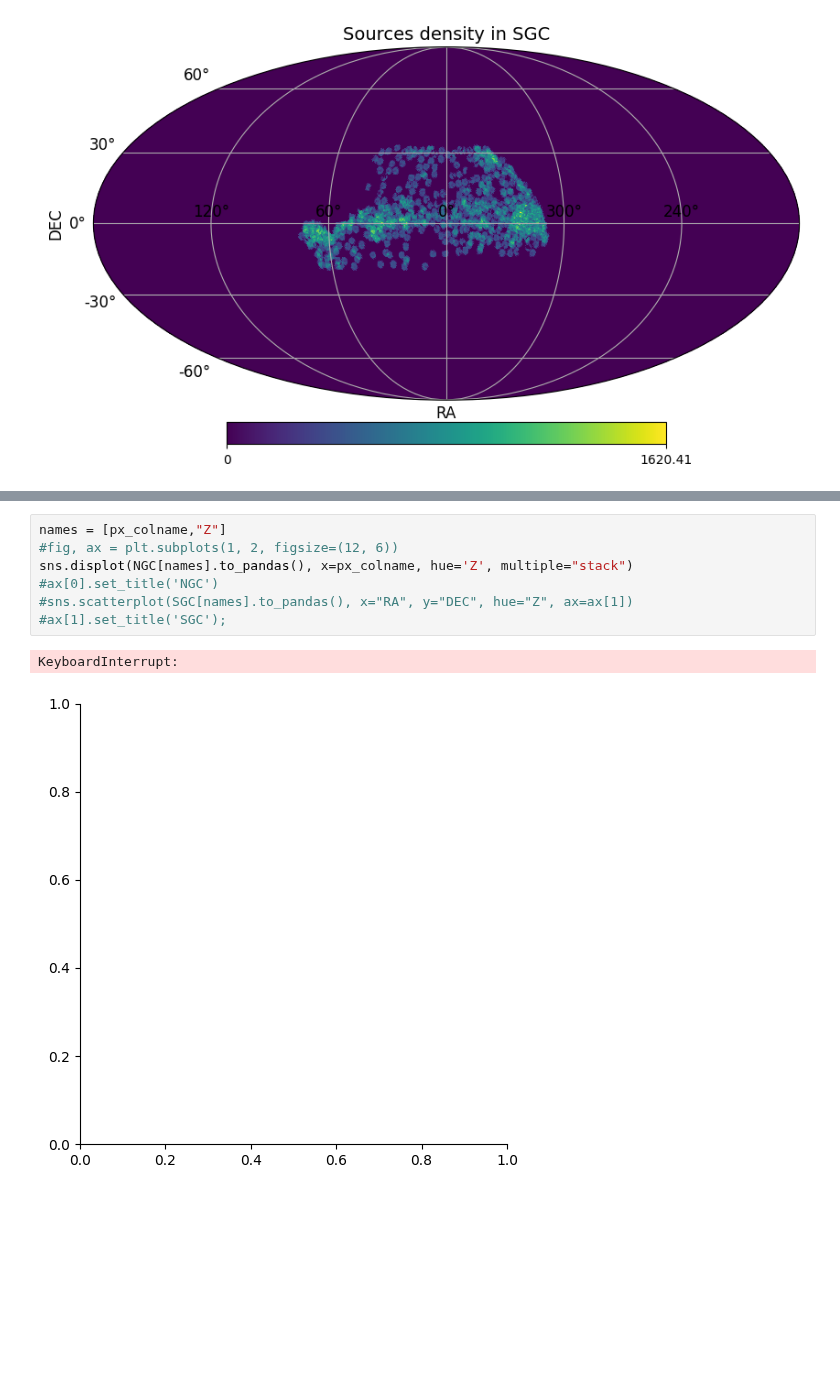
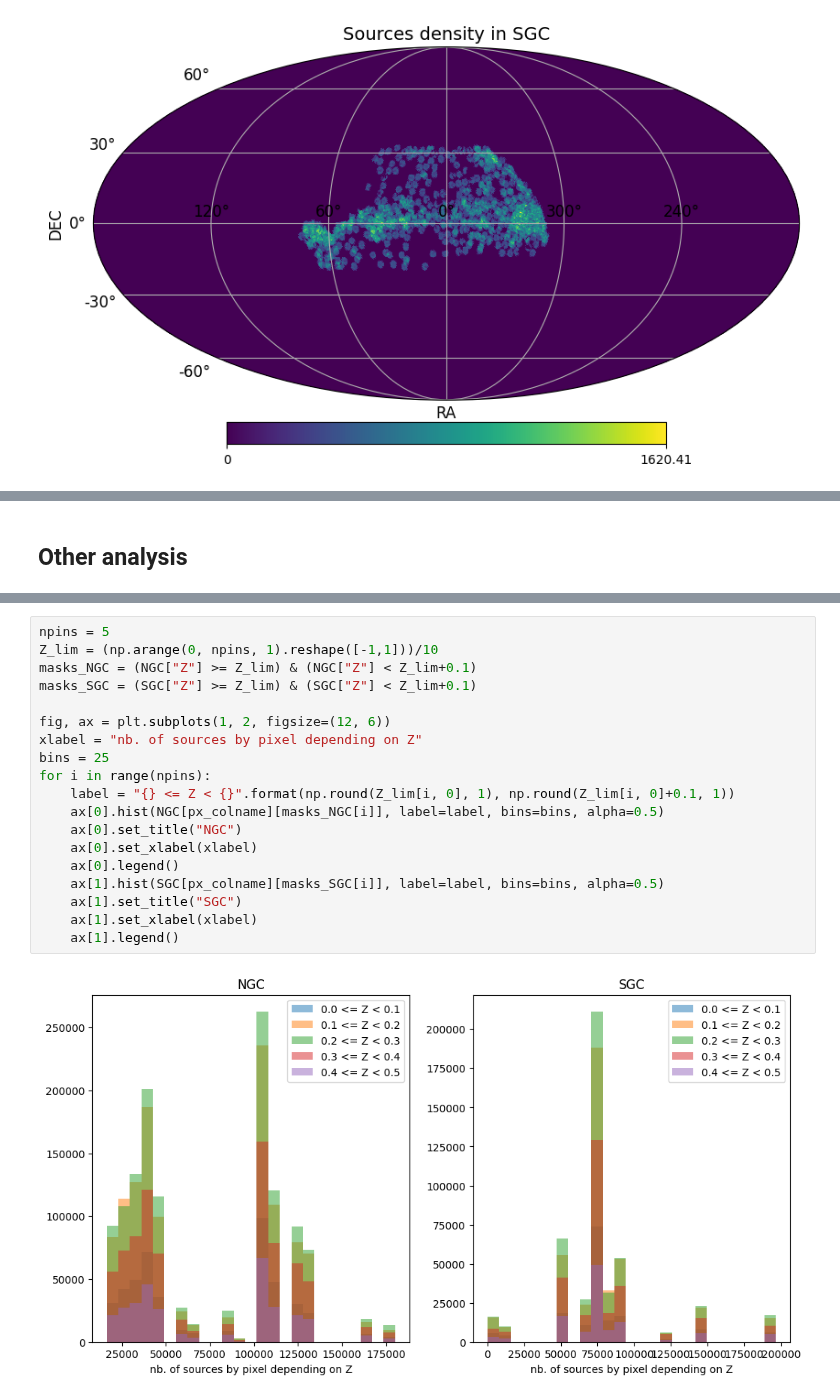
Before and after one commit to MarrybellMB/M2_Stage_Code, a Jupyter notebook: DESI Training.ipynb, the cells around one changed output, grey strips where cells are left out. Saved outputs shown, nothing was run; the diff lists cells and outputs as text; blank space fills up the shorter version.

```diff
--- a/DESI Training.ipynb
+++ b/DESI Training.ipynb
@@ -225,3 +284,5 @@ NameError: name '_get_galactic_plane' is not defined
+# %% [markdown]
+## Other analysis
 # %%
 #addinf pixel number by source:
 px_colname = "px_Nside{}".format(NSIDE)
@@ -252,12 +313,23 @@ Table length=4081227
 | 39637324534912000 | 0.3593582341694499 | 3 | 256.70061153996164 | 32.35785432512771 | S | 1.0 | 1.0011001825332642 | -1 .. -1 | 1.0 | ... |
 | 39637324534912338 | 0.1924569207887824 | 2 | 256.71744959030053 | 32.27896187719201 | S | 0.9991883116883117 | 1.0 | -1 .. -1 | 1.0 | ... |
 # %%
-names = [px_colname,"Z"]
-#fig, ax = plt.subplots(1, 2, figsize=(12, 6))
-sns.displot(NGC[names].to_pandas(), x=px_colname, hue='Z', multiple="stack")
-#ax[0].set_title('NGC')
-#sns.scatterplot(SGC[names].to_pandas(), x="RA", y="DEC", hue="Z", ax=ax[1])
-#ax[1].set_title('SGC');
+npins = 5
+Z_lim = (np.arange(0, npins, 1).reshape([-1,1]))/10
+masks_NGC = (NGC["Z"] >= Z_lim) & (NGC["Z"] < Z_lim+0.1)
+masks_SGC = (SGC["Z"] >= Z_lim) & (SGC["Z"] < Z_lim+0.1)
+
+fig, ax = plt.subplots(1, 2, figsize=(12, 6))
+xlabel = "nb. of sources by pixel depending on Z"
+bins = 25
+for i in range(npins):
+    label = "{} <= Z < {}".format(np.round(Z_lim[i, 0], 1), np.round(Z_lim[i, 0]+0.1, 1))
+    ax[0].hist(NGC[px_colname][masks_NGC[i]], label=label, bins=bins, alpha=0.5)
+    ax[0].set_title("NGC")
+    ax[0].set_xlabel(xlabel)
+    ax[0].legend()
+    ax[1].hist(SGC[px_colname][masks_SGC[i]], label=label, bins=bins, alpha=0.5)
+    ax[1].set_title("SGC")
+    ax[1].set_xlabel(xlabel)
+    ax[1].legend()
 # %% [output]
-KeyboardInterrupt:
-[figure, old version]
+[figure, new version]
```
Also changed, not shown: parts of 24 cells of this notebook, 1 other file.
